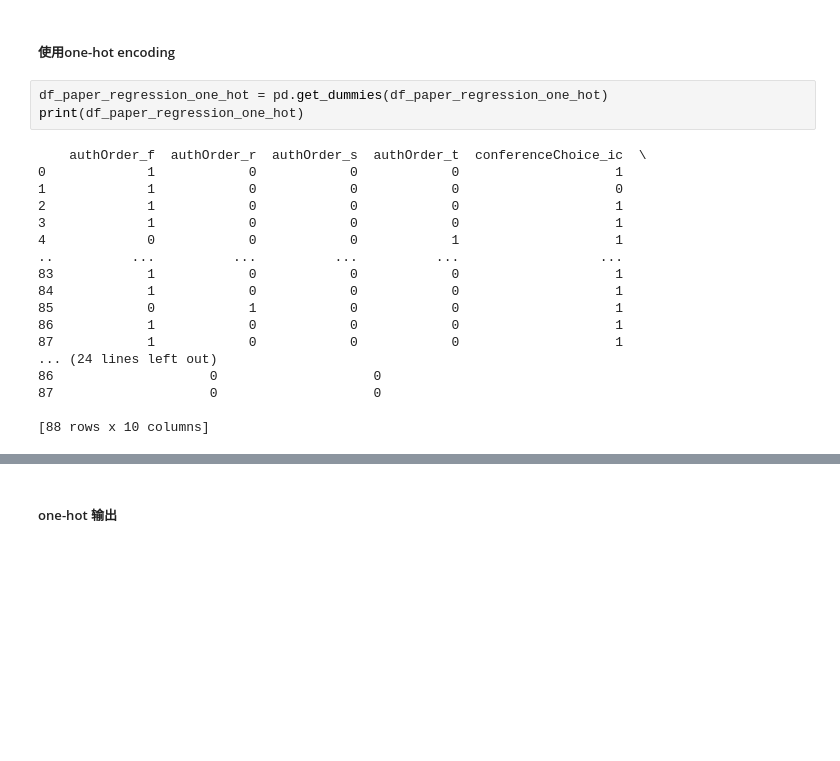
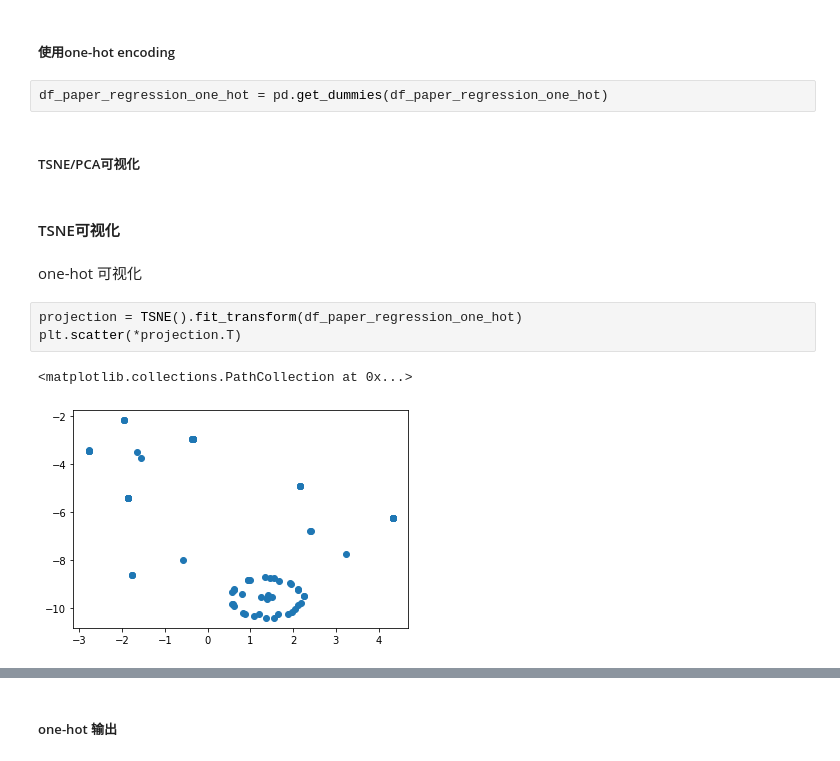
Before and after one commit to Skybluewater/AwardSystem, a Jupyter notebook: Training/kmeans.ipynb, the cells around one changed output, grey strips where cells are left out. Drawn from its saved outputs; the diff is of its cells as text; blank space fills up the shorter version.

```diff
--- a/Training/kmeans.ipynb
+++ b/Training/kmeans.ipynb
@@ -125,22 +141,15 @@ df_paper_regression_fact['conferenceChoice'] = df_paper_regression_fact['confere
 ##### 使用one-hot encoding
 # %%
 df_paper_regression_one_hot = pd.get_dummies(df_paper_regression_one_hot)
-print(df_paper_regression_one_hot)
-# %% [output]
-    authOrder_f  authOrder_r  authOrder_s  authOrder_t  conferenceChoice_ic  \
-0             1            0            0            0                    1
-1             1            0            0            0                    0
-2             1            0            0            0                    1
-3             1            0            0            0                    1
-4             0            0            0            1                    1
-..          ...          ...          ...          ...                  ...
-83            1            0            0            0                    1
-84            1            0            0            0                    1
-85            0            1            0            0                    1
-86            1            0            0            0                    1
-87            1            0            0            0                    1
-... (24 lines left out)
-86                    0                    0
-87                    0                    0
-
-[88 rows x 10 columns]
+# %% [markdown]
+##### TSNE/PCA可视化
+# %% [markdown]
+#### TSNE可视化
+# %% [markdown]
+one-hot 可视化
+# %%
+projection = TSNE().fit_transform(df_paper_regression_one_hot)
+plt.scatter(*projection.T)
+# %% [output]
+<matplotlib.collections.PathCollection at 0x...>
+[figure, added]
```
Also changed, not shown: parts of 57 cells of this notebook.
